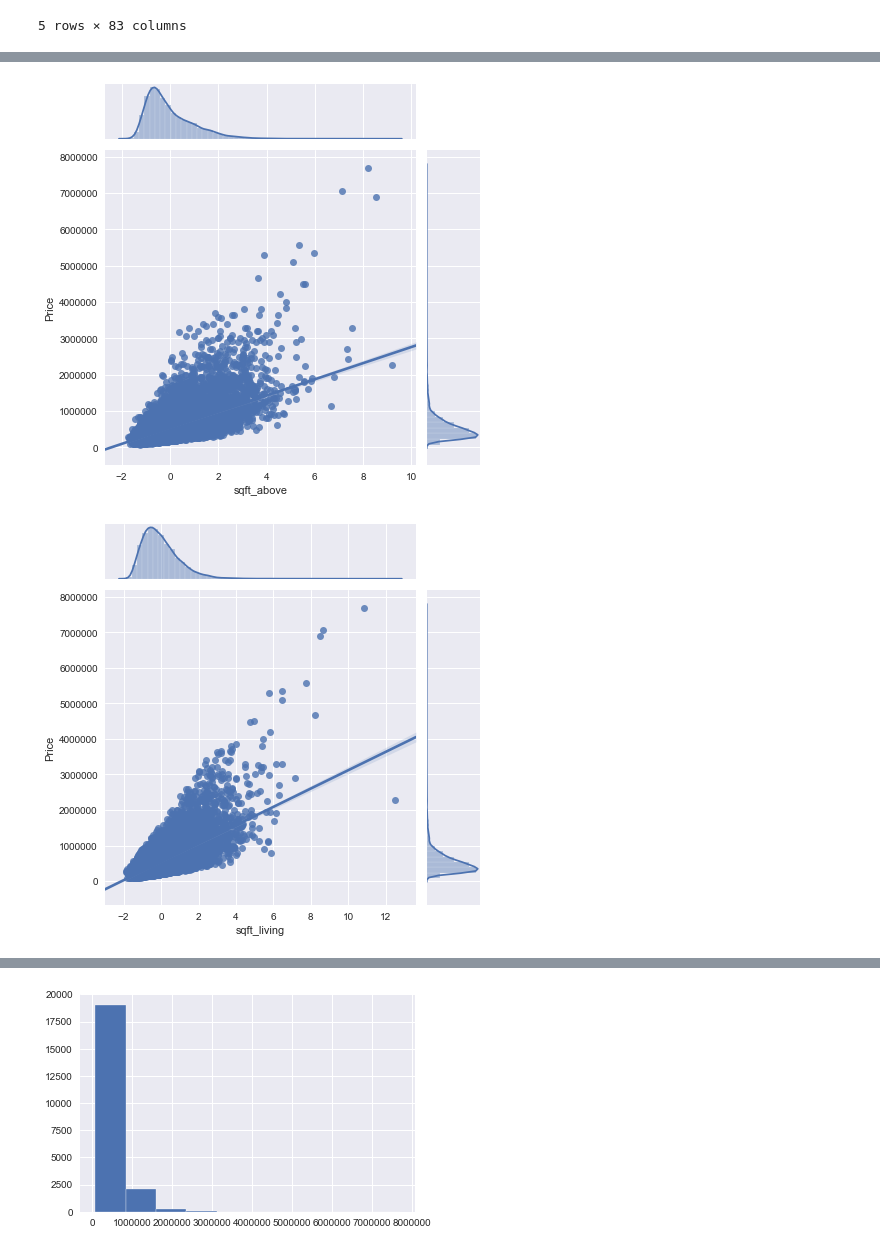
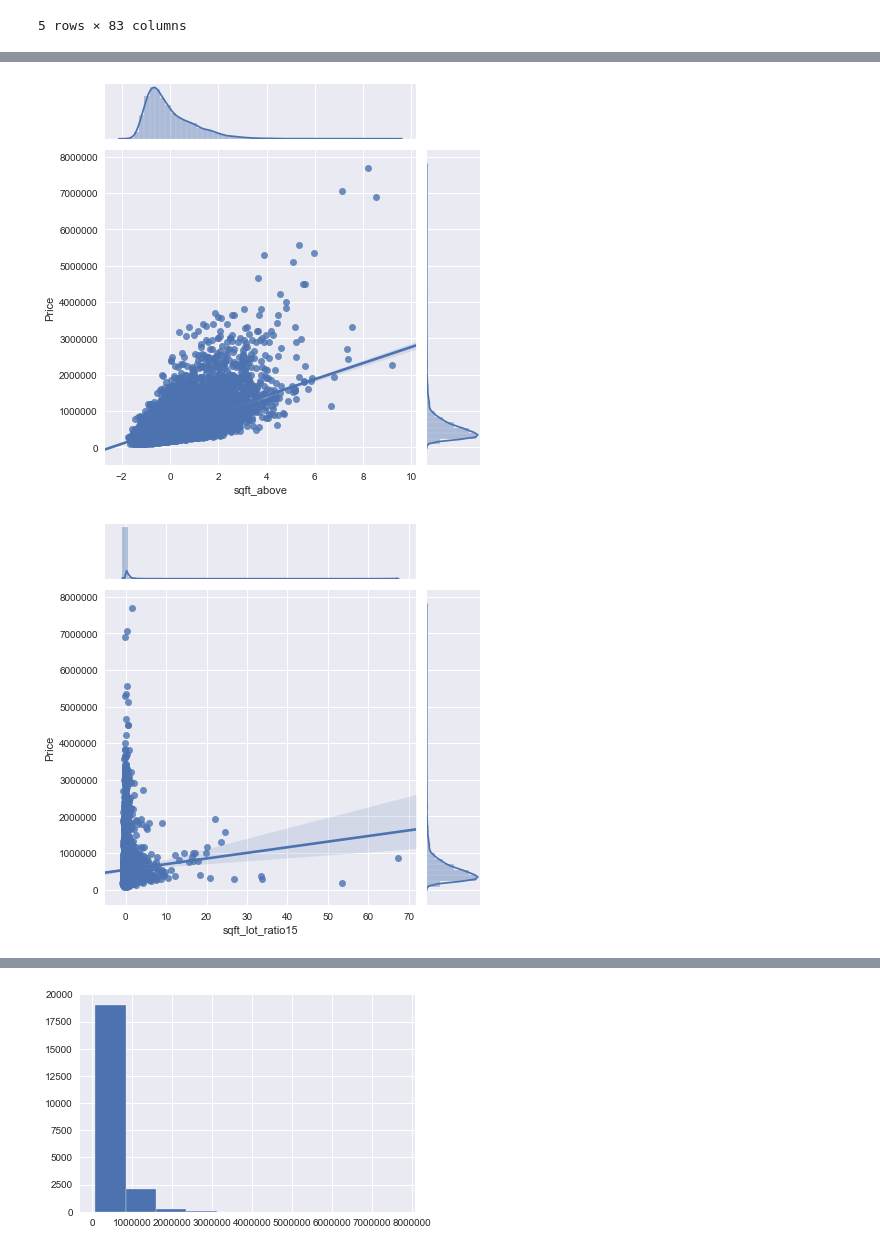
Before and after one commit to StephenTurk/mod_2_final_project, a Jupyter notebook: student.ipynb, the cells around one changed output, grey strips where cells are left out. Saved outputs shown, nothing was run; the diff lists cells and outputs as text; code cells hidden in the pictures.

```diff
--- a/student.ipynb
+++ b/student.ipynb
@@ -268,3 +268,7 @@ min          0.000000
 75%          0.000000
 max       2015.000000
 Name: yr_renovated, dtype: float64
+# %%
+data['sqft_ratio15'] = data['sqft_living'] / data['sqft_living15']
+data['sqft_lot_ratio15'] = data['sqft_lot'] / data['sqft_lot15']
+data = data.drop(['sqft_living', 'sqft_living15', 'sqft_lot', 'sqft_lot15'], axis=1)
@@ -273,7 +297,7 @@ Let's normalize all non-categorical data.
 # %%
 def norm_feat(series):
     return (series - series.mean())/series.std()
-for feat in ['bedrooms', 'bathrooms', 'sqft_living', 'sqft_lot', 'floors', 'sqft_above', 'sqft_basement', 'yr_built', 'yr_renovated', 'lat', 'long', 'sqft_living15', 'sqft_lot15']:
+for feat in ['bedrooms', 'bathrooms', 'sqft_lot_ratio15', 'floors', 'sqft_above', 'sqft_basement', 'yr_built', 'yr_renovated', 'lat', 'long', 'sqft_ratio15']:
     data[feat] = norm_feat(data[feat])
 data.describe()
 # %% [output]
@@ -338,17 +362,16 @@ plt.show()
 # %%
-relcols = ['bathrooms', 'bedrooms', 'floors', 'lat', 'long', 'sqft_above', 'sqft_living',
-          'sqft_lot', 'sqft_lot15']
+relcols = ['bathrooms', 'bedrooms', 'floors', 'lat', 'long', 'sqft_above', 'sqft_lot_ratio15', 'sqft_ratio15']
 
 for col in relcols:
     sns.jointplot(x = data[col], y = data['price'], data = data, kind = 'reg')
     plt.ylabel('Price')
     plt.show()
 #investigating linearity of data
 # %% [output]
 [figure]
 [figure]
 [figure]
 [figure]
 [figure]
 [figure]
-[figure, old version]
+[figure, new version]
```
Also changed, not shown: parts of 25 cells of this notebook.
